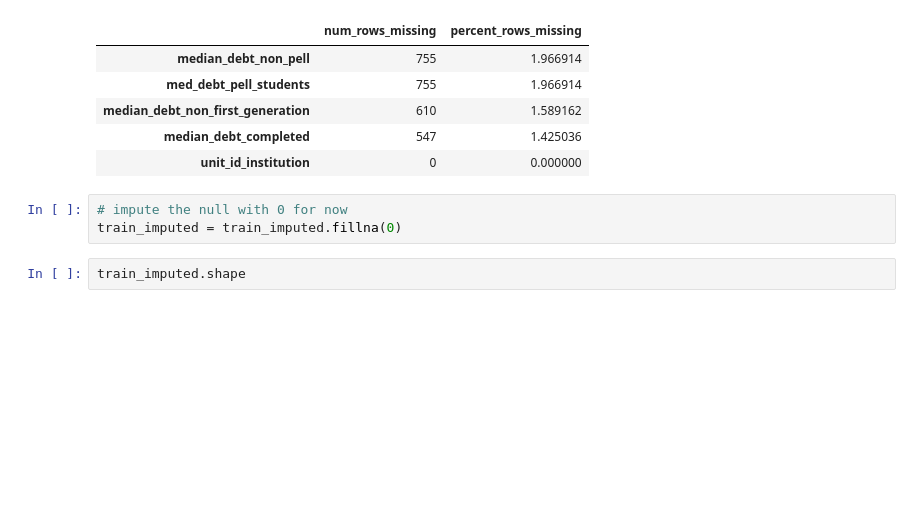
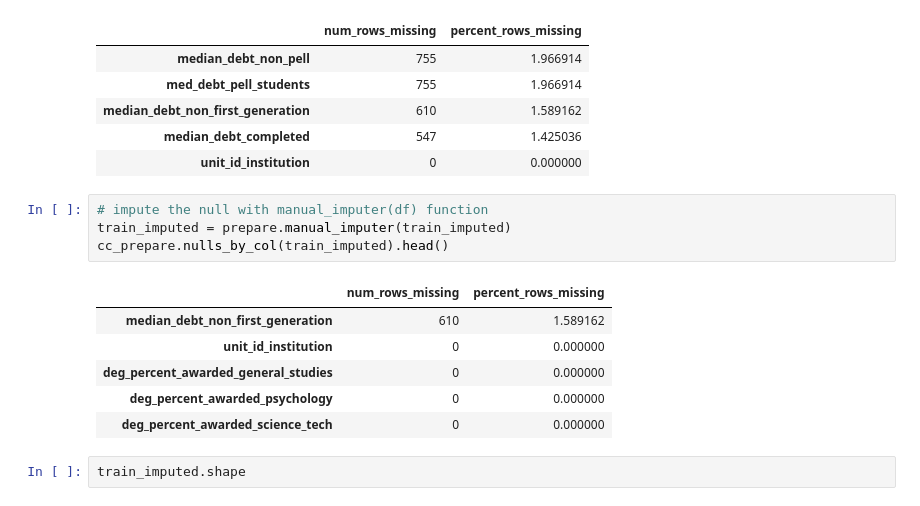
Before and after one commit to CDM-College-ROI/capstone_working_repo, a Jupyter notebook: cc_folder/cc_modeling.ipynb, the cells around one changed output. Cells and saved outputs as stored; diff of their text form; blank space fills up the shorter version.

```diff
--- a/cc_folder/cc_modeling.ipynb
+++ b/cc_folder/cc_modeling.ipynb
@@ -194,8 +196,16 @@ cc_prepare.nulls_by_col(train_imputed).head()
 | median_debt_completed | 547 | 1.425036 |
 | unit_id_institution | 0 | 0.000000 |
 # %%
-# impute the null with 0 for now
-train_imputed = train_imputed.fillna(0)
+# impute the null with manual_imputer(df) function
+train_imputed = prepare.manual_imputer(train_imputed)
+cc_prepare.nulls_by_col(train_imputed).head()
+# %% [output]
+|  | num_rows_missing | percent_rows_missing |
+| median_debt_non_first_generation | 610 | 1.589162 |
+| unit_id_institution | 0 | 0.000000 |
+| deg_percent_awarded_general_studies | 0 | 0.000000 |
+| deg_percent_awarded_psychology | 0 | 0.000000 |
+| deg_percent_awarded_science_tech | 0 | 0.000000 |
 # %%
 train_imputed.shape
 # %% [output]
```
Also changed, not shown: parts of 4 cells of this notebook.
